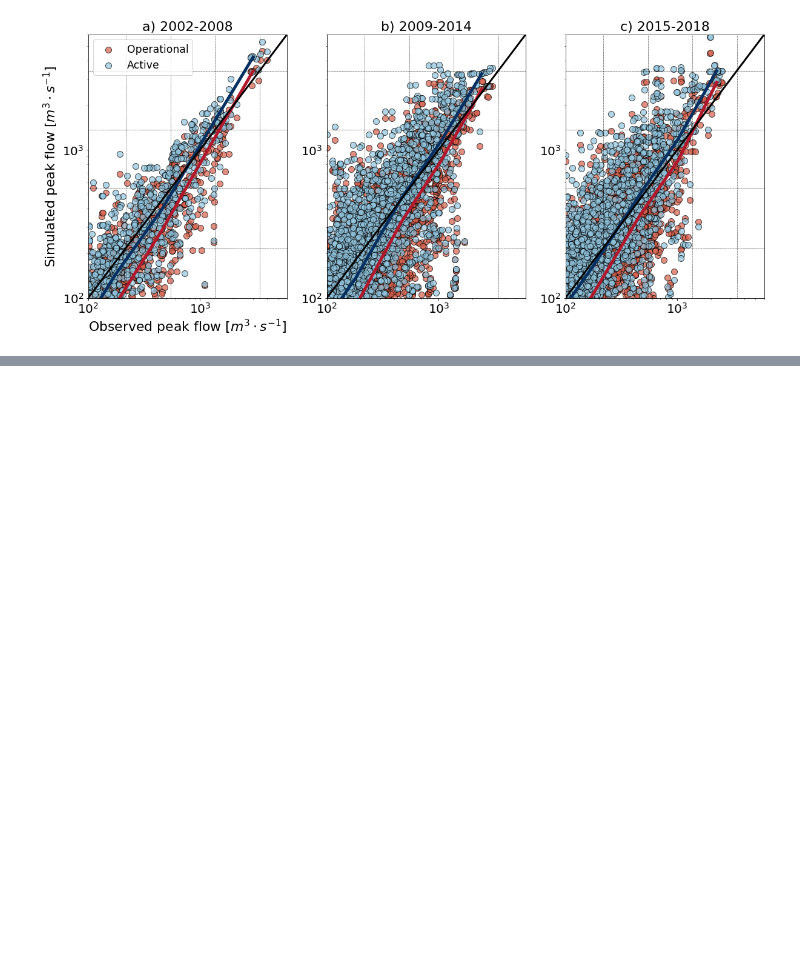
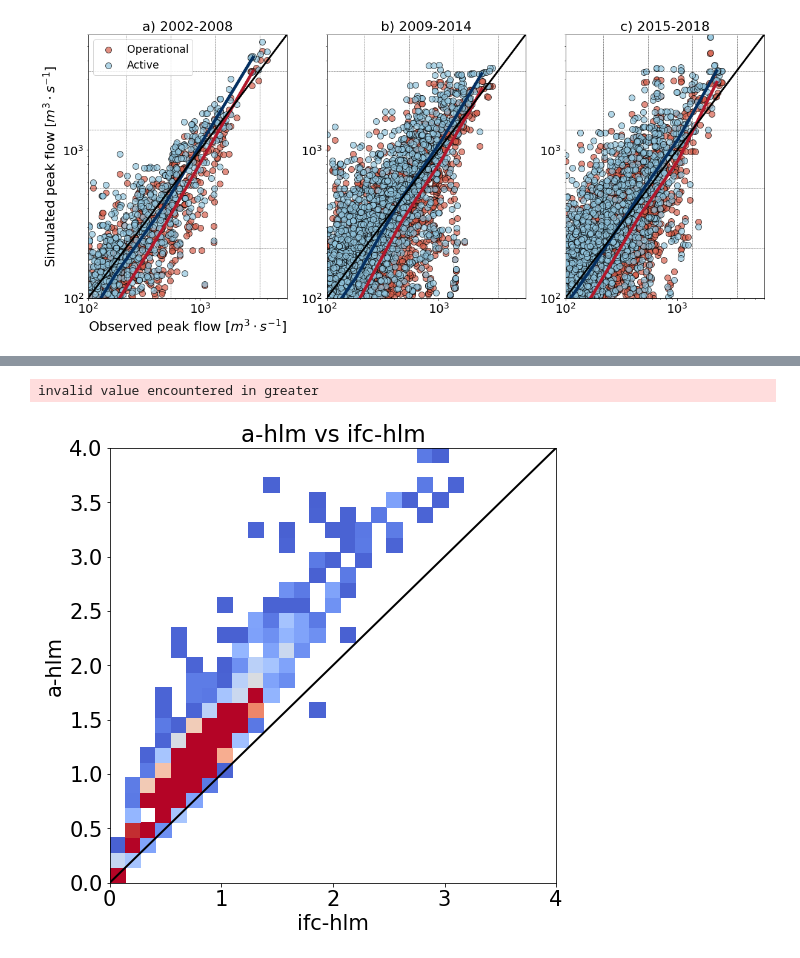
Before and after one commit to nicolas998/active_layer_evaluation, a Jupyter notebook: 01_Active_layer_evaluation.ipynb, the cells around one changed output, grey strips where cells are left out. Drawn from its saved outputs; the diff is of its cells as text; code cells hidden in the pictures; blank space fills up the shorter version.

```diff
--- a/01_Active_layer_evaluation.ipynb
+++ b/01_Active_layer_evaluation.ipynb
@@ -74,0 +112,8 @@ pl.savefig('figures/Peak_active_vs_operational.png', bbox_inches = 'tight')
+# %%
+fig = pl.figure(figsize=(8,8))
+ax = fig.add_subplot(111)
+ax = plot_hist2d(ax, Ymet, 'ifc-hlm','a-hlm', x1 = 0.0, x2 = 4.0,
+    y=np.arange(2008,2019), metric='stdRatio',vmin = 1, vmax = 2500, cmin = 1)
+# %% [output]
+invalid value encountered in greater
+[figure, added]
```
Also changed, not shown: parts of 5 cells of this notebook, 2 other files.
